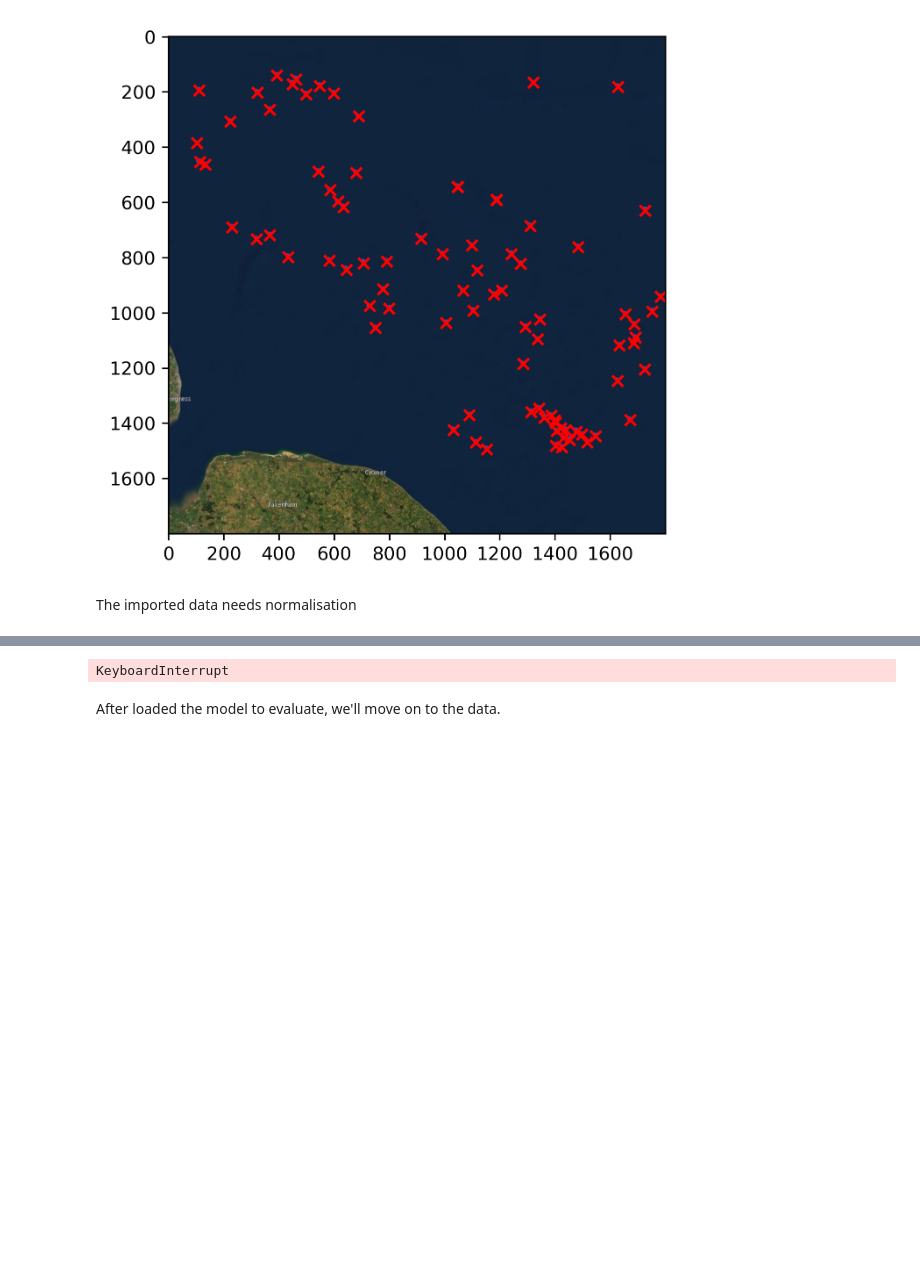
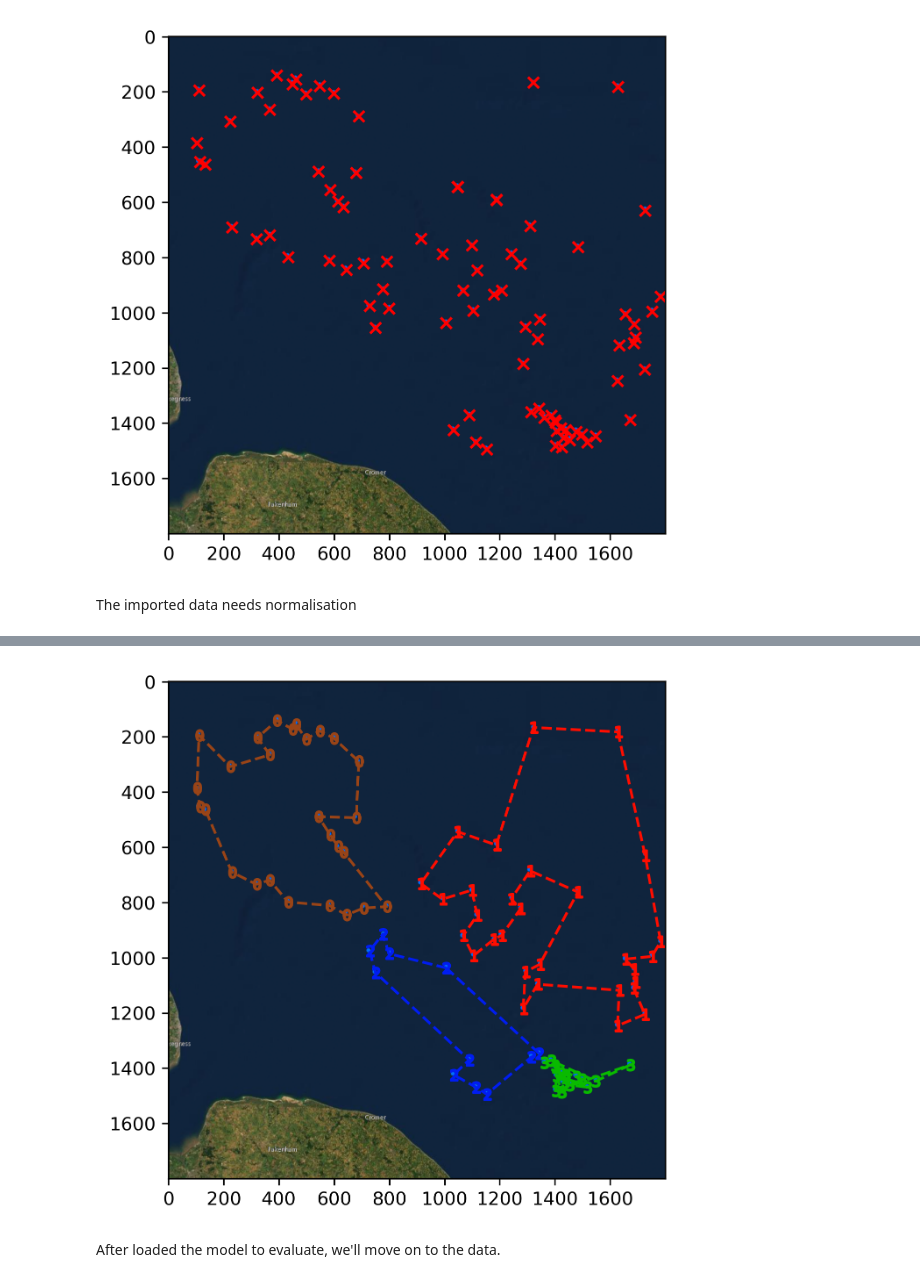
Before and after one commit to ma-shangao/rl_waypoint_mrta, a Jupyter notebook: eval_sample.ipynb, the cells around one changed output, grey strips where cells are left out. Saved outputs shown, nothing was run; the diff lists cells and outputs as text; code cells hidden in the pictures; blank space fills up the shorter version.

```diff
--- a/eval_sample.ipynb
+++ b/eval_sample.ipynb
@@ -68,7 +65,7 @@ ind_c = np.squeeze(np.argwhere(a == 1))
 # %%
-plot_the_clustering_2d_with_cycle(args.clusters_num, a[0], x[0], draw_cycle=True, pi=pi, showcase_mode='show')
+plot_the_clustering_2d_with_cycle(args.clusters_num, a[0], x[0], pi=pi, background=plt.imread('./tmp/Northsea plt.png'), showcase_mode='save',save_path='/Users/masong')
 # %% [output]
-KeyboardInterrupt
+[figure, added]
 # %%
 sum(c_d), sum(c_d_origin), degeneration_flag
 # %%
```
Also changed, not shown: parts of 5 cells of this notebook.
